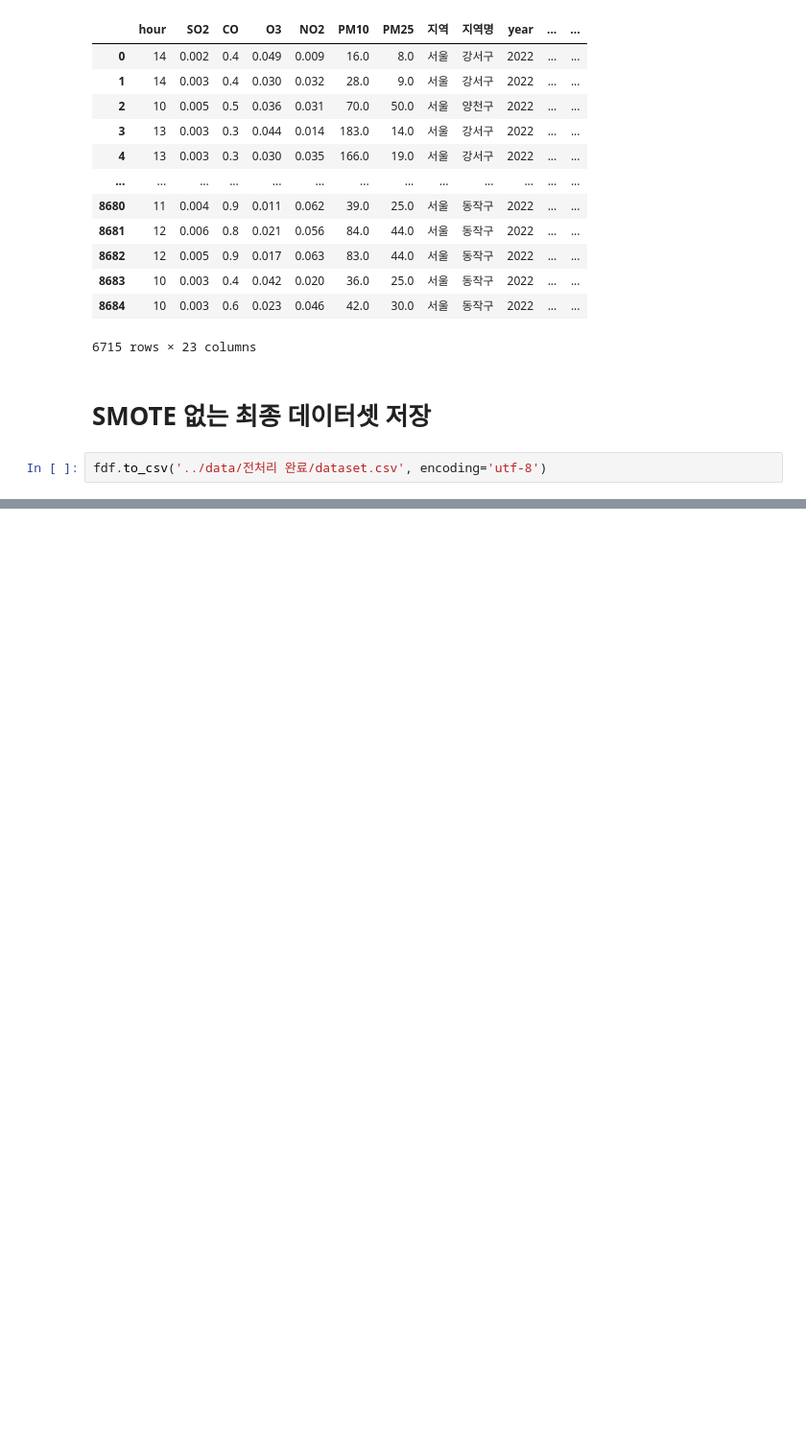
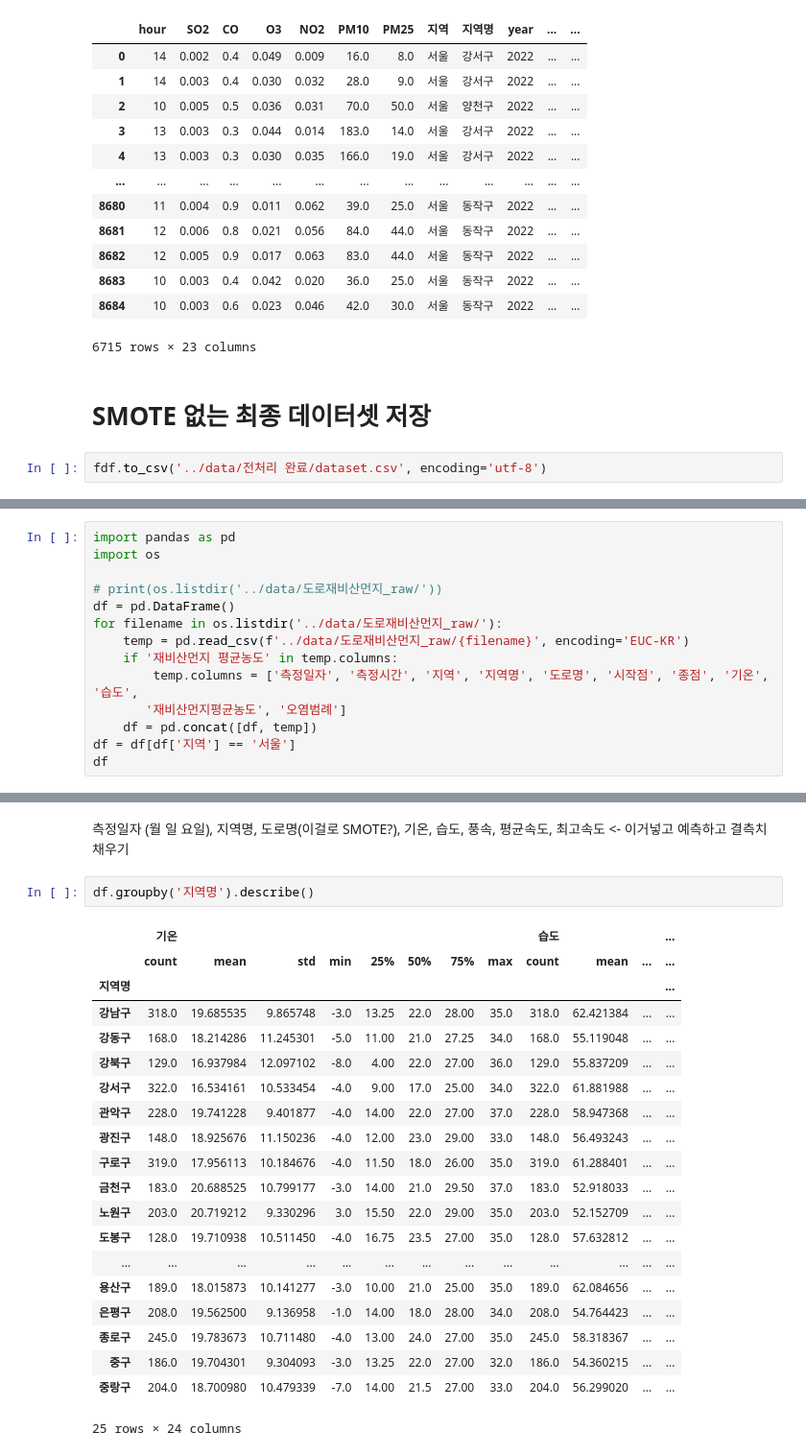
Before and after one commit to eunyoung030927/2024-Environmental-Data-Analysis-and-Utilization-Competition, a Jupyter notebook: model/preprocessing.ipynb, the cells around one changed output, grey strips where cells are left out. Shown at 96% size. Cells and saved outputs as stored; diff of their text form; blank space fills up the shorter version.

```diff
--- a/model/preprocessing.ipynb
+++ b/model/preprocessing.ipynb
@@ -542,0 +531,14 @@ ValueError: could not convert string to float: '서울'
+# %%
+import pandas as pd
+import os
+
+# print(os.listdir('../data/도로재비산먼지_raw/'))
+df = pd.DataFrame()
+for filename in os.listdir('../data/도로재비산먼지_raw/'):
+    temp = pd.read_csv(f'../data/도로재비산먼지_raw/{filename}', encoding='EUC-KR')
+    if '재비산먼지 평균농도' in temp.columns:
+        temp.columns = ['측정일자', '측정시간', '지역', '지역명', '도로명', '시작점', '종점', '기온', '습도',
+       '재비산먼지평균농도', '오염범례']
+    df = pd.concat([df, temp])
+df = df[df['지역'] == '서울']
+df
@@ -542,0 +559,25 @@ ValueError: could not convert string to float: '서울'
+# %% [markdown]
+측정일자 (월 일 요일), 지역명, 도로명(이걸로 SMOTE?), 기온, 습도, 풍속, 평균속도, 최고속도 <- 이거넣고 예측하고 결측치 채우기
+# %%
+df.groupby('지역명').describe()
+# %% [output]
+|  | 기온 |  |  |  |  |  |  |  | 습도 |  |  | ... |
+|  | count | mean | std | min | 25% | 50% | 75% | max | count | mean | ... | ... |
+| 지역명 |  |  |  |  |  |  |  |  |  |  |  | ... |
+| 강남구 | 318.0 | 19.685535 | 9.865748 | -3.0 | 13.25 | 22.0 | 28.00 | 35.0 | 318.0 | 62.421384 | ... | ... |
+| 강동구 | 168.0 | 18.214286 | 11.245301 | -5.0 | 11.00 | 21.0 | 27.25 | 34.0 | 168.0 | 55.119048 | ... | ... |
+| 강북구 | 129.0 | 16.937984 | 12.097102 | -8.0 | 4.00 | 22.0 | 27.00 | 36.0 | 129.0 | 55.837209 | ... | ... |
+| 강서구 | 322.0 | 16.534161 | 10.533454 | -4.0 | 9.00 | 17.0 | 25.00 | 34.0 | 322.0 | 61.881988 | ... | ... |
+| 관악구 | 228.0 | 19.741228 | 9.401877 | -4.0 | 14.00 | 22.0 | 27.00 | 37.0 | 228.0 | 58.947368 | ... | ... |
+| 광진구 | 148.0 | 18.925676 | 11.150236 | -4.0 | 12.00 | 23.0 | 29.00 | 33.0 | 148.0 | 56.493243 | ... | ... |
+| 구로구 | 319.0 | 17.956113 | 10.184676 | -4.0 | 11.50 | 18.0 | 26.00 | 35.0 | 319.0 | 61.288401 | ... | ... |
+| 금천구 | 183.0 | 20.688525 | 10.799177 | -3.0 | 14.00 | 21.0 | 29.50 | 37.0 | 183.0 | 52.918033 | ... | ... |
+| 노원구 | 203.0 | 20.719212 | 9.330296 | 3.0 | 15.50 | 22.0 | 29.00 | 35.0 | 203.0 | 52.152709 | ... | ... |
+| 도봉구 | 128.0 | 19.710938 | 10.511450 | -4.0 | 16.75 | 23.5 | 27.00 | 35.0 | 128.0 | 57.632812 | ... | ... |
+| ... | ... | ... | ... | ... | ... | ... | ... | ... | ... | ... | ... | ... |
+| 용산구 | 189.0 | 18.015873 | 10.141277 | -3.0 | 10.00 | 21.0 | 25.00 | 35.0 | 189.0 | 62.084656 | ... | ... |
+| 은평구 | 208.0 | 19.562500 | 9.136958 | -1.0 | 14.00 | 18.0 | 28.00 | 34.0 | 208.0 | 54.764423 | ... | ... |
+| 종로구 | 245.0 | 19.783673 | 10.711480 | -4.0 | 13.00 | 24.0 | 27.00 | 35.0 | 245.0 | 58.318367 | ... | ... |
+| 중구 | 186.0 | 19.704301 | 9.304093 | -3.0 | 13.25 | 22.0 | 27.00 | 32.0 | 186.0 | 54.360215 | ... | ... |
+| 중랑구 | 204.0 | 18.700980 | 10.479339 | -7.0 | 14.00 | 21.5 | 27.00 | 33.0 | 204.0 | 56.299020 | ... | ... |
+25 rows × 24 columns
```
Also changed, not shown: parts of 8 cells of this notebook, 1 other file.
